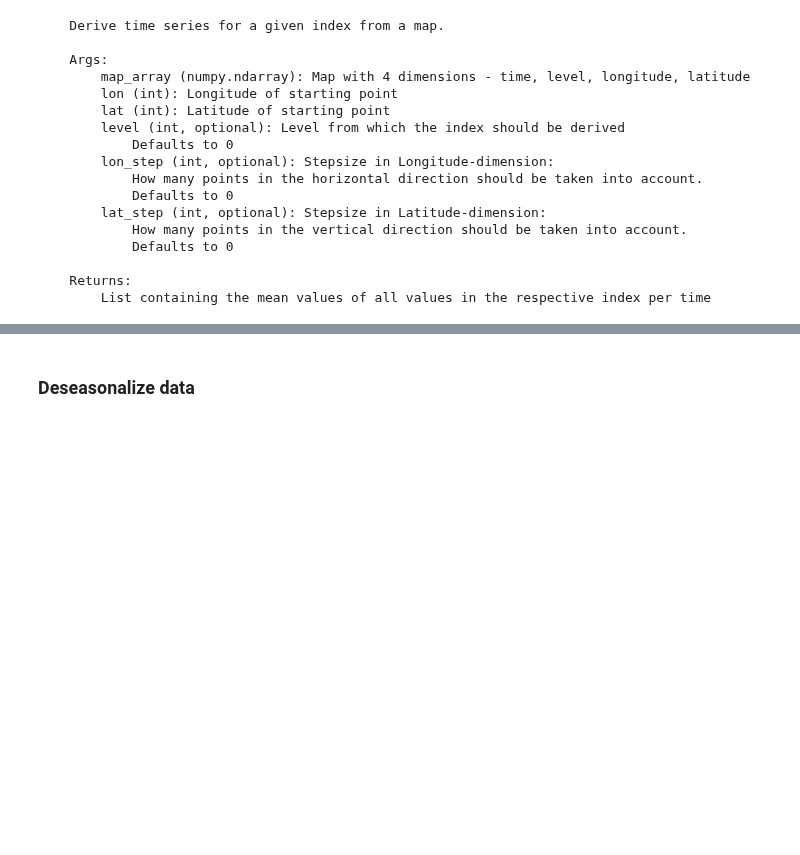
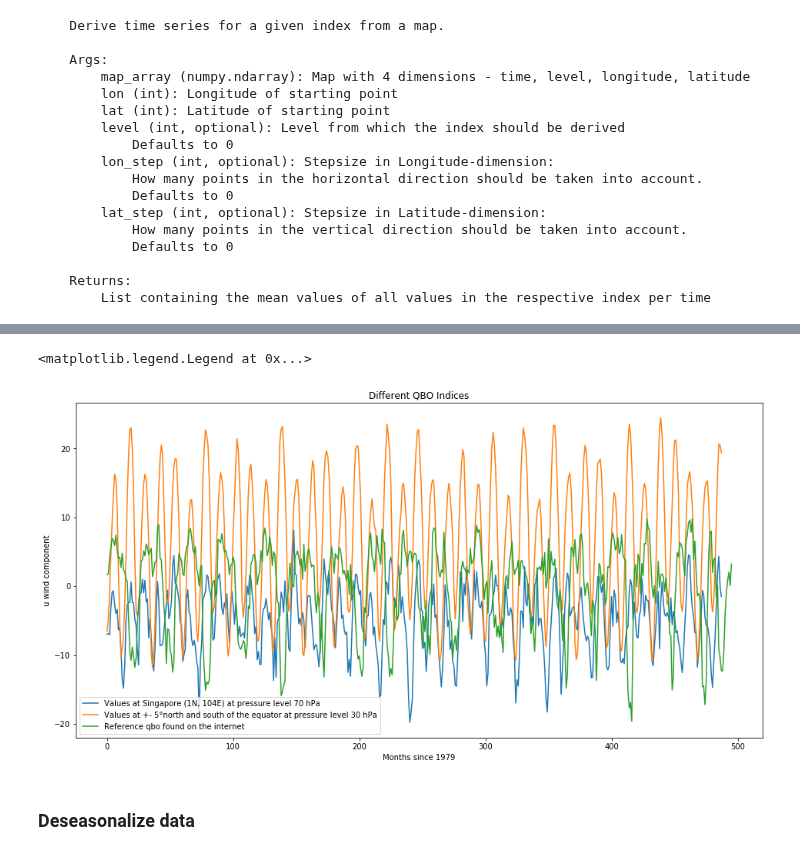
Before and after one commit to Climate-Data-Science/Climate-Similarity-Metrics, a Jupyter notebook: 3_deriving_QBO.ipynb, the cells around one changed output, grey strips where cells are left out. Drawn from its saved outputs; the diff is of its cells as text; code cells hidden in the pictures; blank space fills up the shorter version.

Commit message:
Derive QBO and convert coordinates #2

```diff
--- a/3_deriving_QBO.ipynb
+++ b/3_deriving_QBO.ipynb
@@ -4,8 +4,9 @@ from matplotlib import pyplot as plt
 import calculations as calc
 import numpy as np
 # %%
-nc = netcdf.netcdf_file("data/era-int_1979-2019-mm-l70-u.nc")
-sing = netcdf.netcdf_file("data/qbo_index_Singapore_70-10hPa_1976-2017.nc")
+nc_l70 = netcdf.netcdf_file("data/era-int_pl_1979-2019-mm-l70-u.nc")
+nc_l30 = netcdf.netcdf_file("data/era-int_pl_1979-2019-mm-l30-u.nc")
+nc_ref = netcdf.netcdf_file("data/qbo_index_Singapore_70-10hPa_1976-2017.nc")
 # %% [markdown]
 <h3>Different possibilities to define qbo</h3>
 # %%
@@ -47,3 +39,34 @@ nc.close()
+# %%
+lon = calc.convert_coordinates_to_grid(nc_l70.variables["longitude"][:], 104)
+lat = calc.convert_coordinates_to_grid(nc_l70.variables["latitude"][:], 1)
+
+u_l70 = nc_l70.variables["u"]
+
+qbo_singapore = calc.derive(u_l70[:,:,:,:], lon, lat, 0)
+# %%
+lon = calc.convert_coordinates_to_grid(nc_l30.variables["longitude"][:], 180)
+lat = calc.convert_coordinates_to_grid(nc_l30.variables["latitude"][:], 0)
+
+lon_step = 256 #Around the whole equator
+lat_step = lon = calc.convert_coordinates_to_grid(nc_l70.variables["latitude"][:], 5)
+
+u_l30 = nc_l30.variables["u"]
+
+qbo_equator = calc.derive(u_l30[:, :, :, :], lon, lat, 0, lon_step, lat_step)
+# %%
+qbo_reference = nc_ref.variables["uwnd"][:, 0] #0-level = 70 hPa
+# %%
+plt.figure(figsize=[16, 8])
+plt.plot(qbo_singapore, label="Values at Singapore (1N, 104E) at pressure level 70 hPa")
+plt.plot(qbo_equator, label="Values at +- 5°north and south of the equator at pressure level 30 hPa")
+plt.plot(qbo_reference, label="Reference qbo found on the internet")
+plt.xlabel("Months since 1979")
+plt.ylabel("u wind component")
+plt.title("Different QBO Indices")
+plt.legend()
+# %% [output]
+<matplotlib.legend.Legend at 0x...>
+[figure, added]
 # %% [markdown]
 <h3>Deseasonalize data </h3>
 # %%
```
Also changed, not shown: parts of 8 cells of this notebook, 7 other files.
